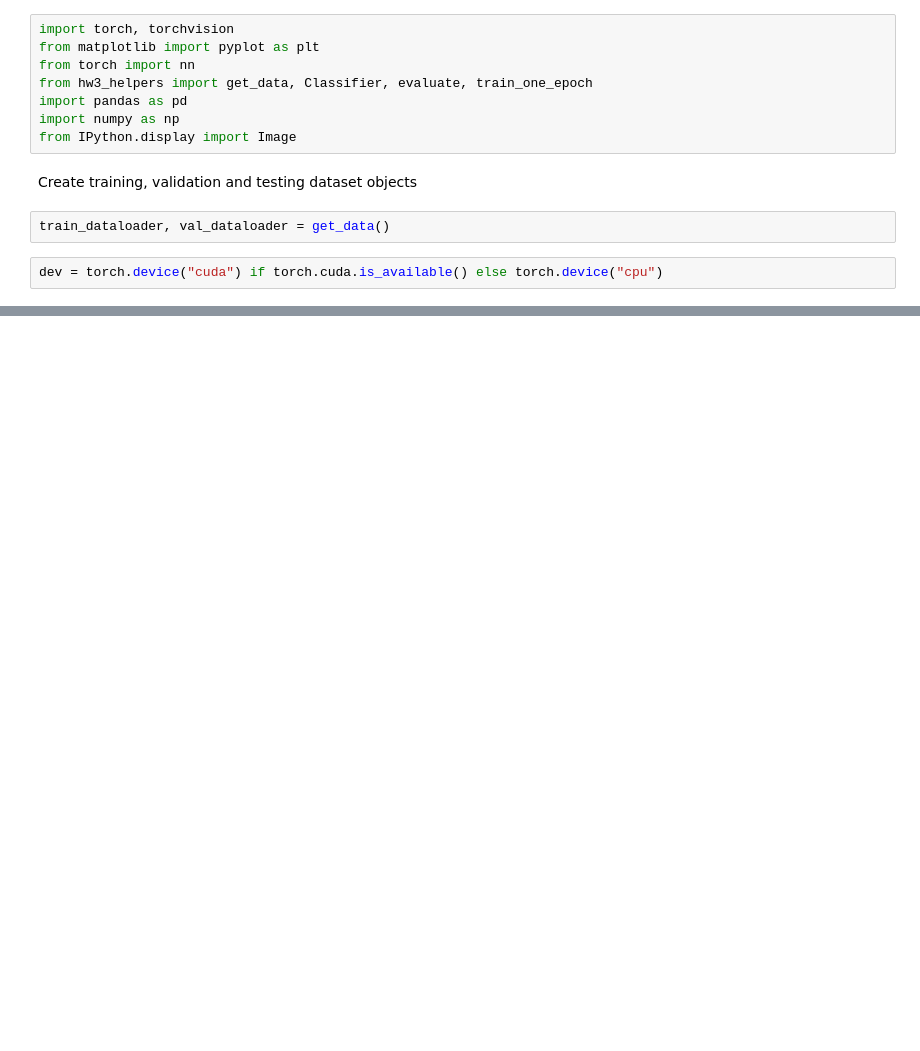
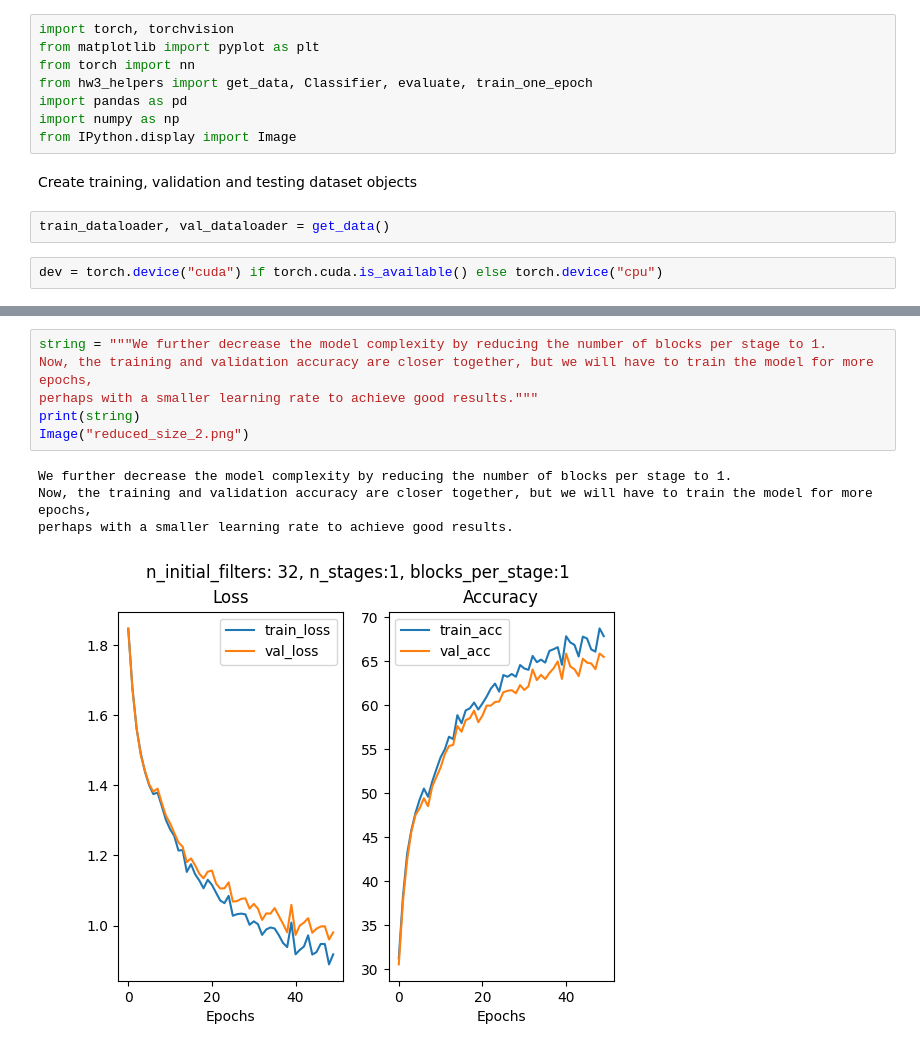
Before and after one commit to AnanthKandala/ai-science-training-series, a Jupyter notebook: homework/hw3.ipynb, the cells around one changed output, grey strips where cells are left out. Drawn from its saved outputs; the diff is of its cells as text; blank space fills up the shorter version.

```diff
--- a/homework/hw3.ipynb
+++ b/homework/hw3.ipynb
@@ -83,0 +84,11 @@ Image("reduced_size_1.png")
+# %%
+string = """We further decrease the model complexity by reducing the number of blocks per stage to 1.
+Now, the training and validation accuracy are closer together, but we will have to train the model for more epochs,
+perhaps with a smaller learning rate to achieve good results."""
+print(string)
+Image("reduced_size_2.png")
+# %% [output]
+We further decrease the model complexity by reducing the number of blocks per stage to 1.
+Now, the training and validation accuracy are closer together, but we will have to train the model for more epochs,
+perhaps with a smaller learning rate to achieve good results.
+[figure, added]
```
Also changed, not shown: parts of 10 cells of this notebook, 2 other files.
